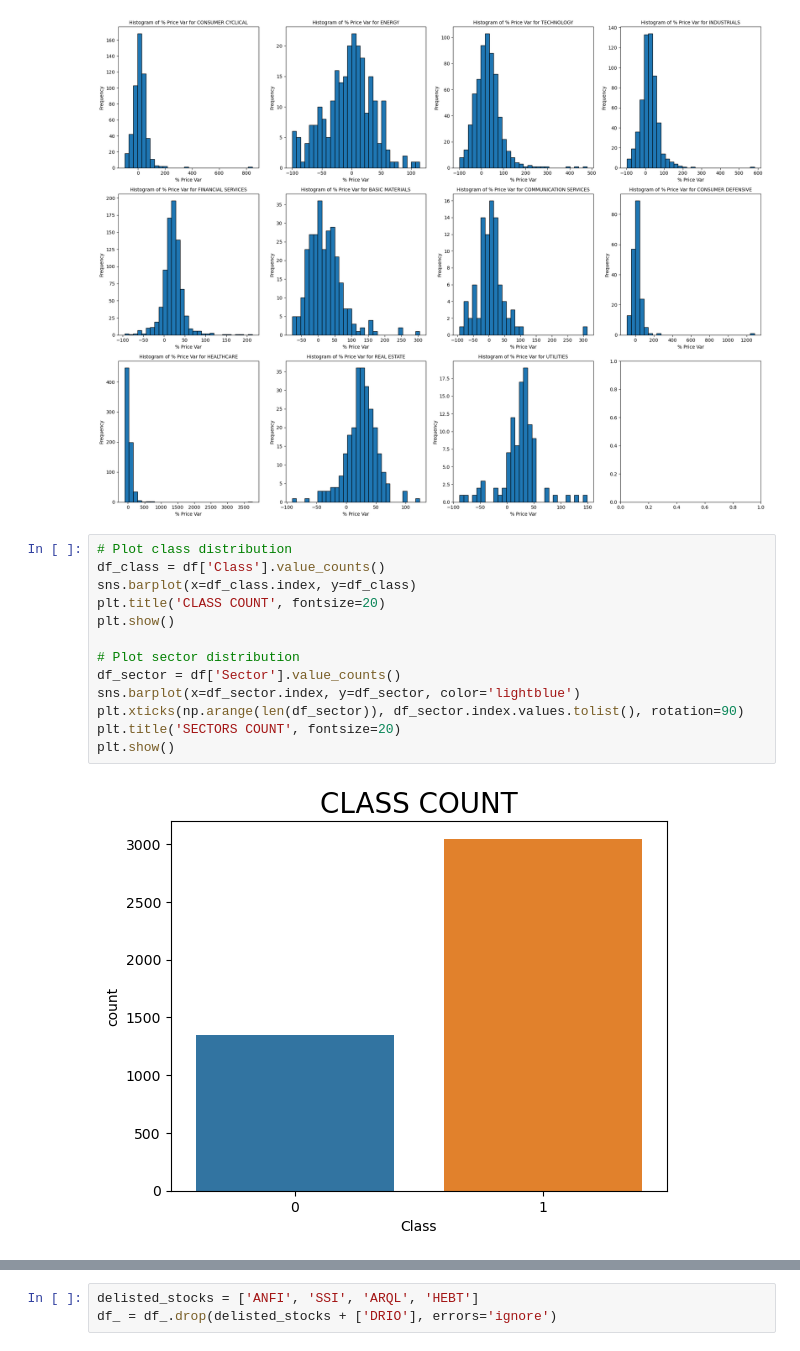
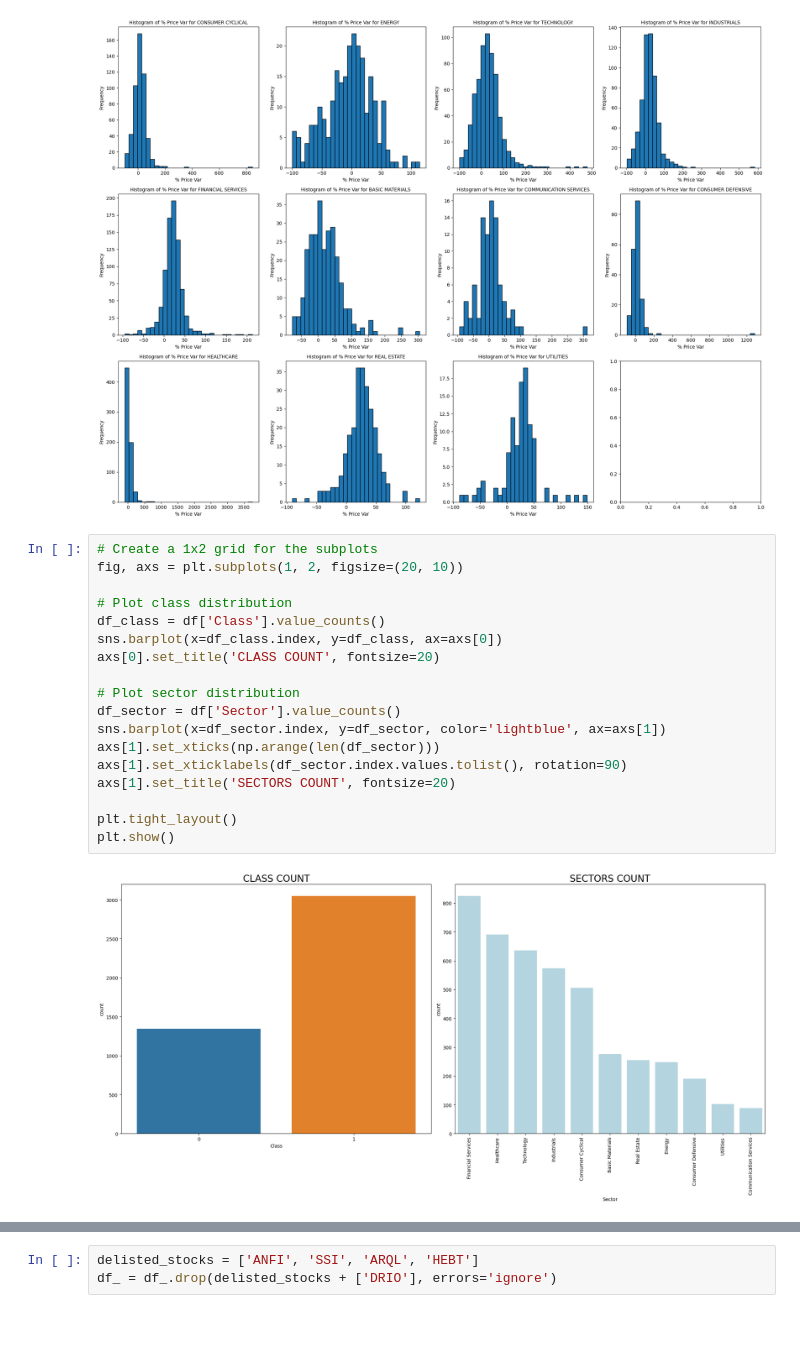
Before and after one commit to hamzehbhamdan/AC209a-Project, a Jupyter notebook: financial_indicators_project.ipynb, the cells around one changed output, grey strips where cells are left out. Saved outputs shown, nothing was run; the diff lists cells and outputs as text; blank space fills up the shorter version.

```diff
--- a/financial_indicators_project.ipynb
+++ b/financial_indicators_project.ipynb
@@ -169,17 +199,22 @@ plt.show()
 # %% [output]
 [figure]
 # %%
+# Create a 1x2 grid for the subplots
+fig, axs = plt.subplots(1, 2, figsize=(20, 10))
+
 # Plot class distribution
 df_class = df['Class'].value_counts()
-sns.barplot(x=df_class.index, y=df_class)
-plt.title('CLASS COUNT', fontsize=20)
-plt.show()
+sns.barplot(x=df_class.index, y=df_class, ax=axs[0])
+axs[0].set_title('CLASS COUNT', fontsize=20)
 
 # Plot sector distribution
 df_sector = df['Sector'].value_counts()
-sns.barplot(x=df_sector.index, y=df_sector, color='lightblue')
-plt.xticks(np.arange(len(df_sector)), df_sector.index.values.tolist(), rotation=90)
-plt.title('SECTORS COUNT', fontsize=20)
+sns.barplot(x=df_sector.index, y=df_sector, color='lightblue', ax=axs[1])
+axs[1].set_xticks(np.arange(len(df_sector)))
+axs[1].set_xticklabels(df_sector.index.values.tolist(), rotation=90)
+axs[1].set_title('SECTORS COUNT', fontsize=20)
+
+plt.tight_layout()
 plt.show()
 # %% [output]
-[figure, old version]
+[figure, new version]
```
Also changed, not shown: parts of 23 cells of this notebook.
